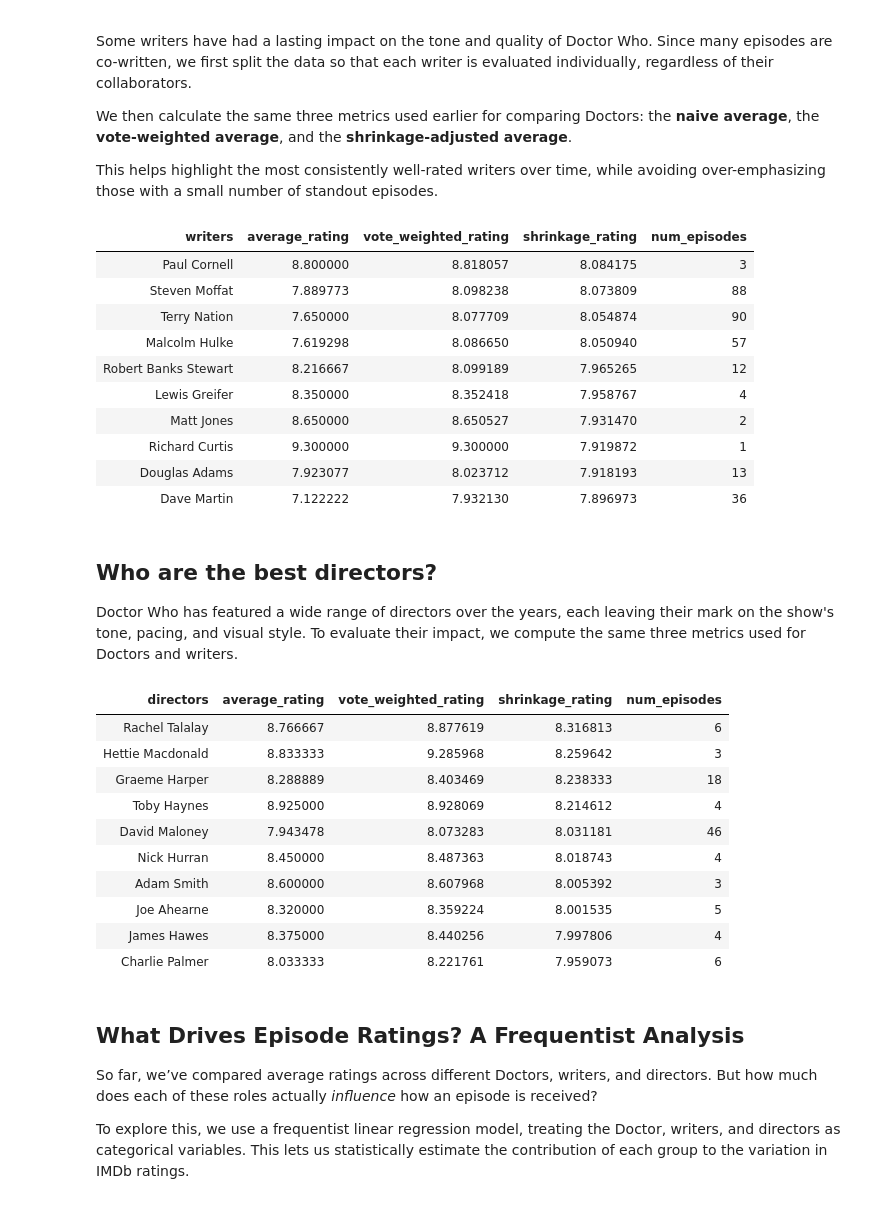
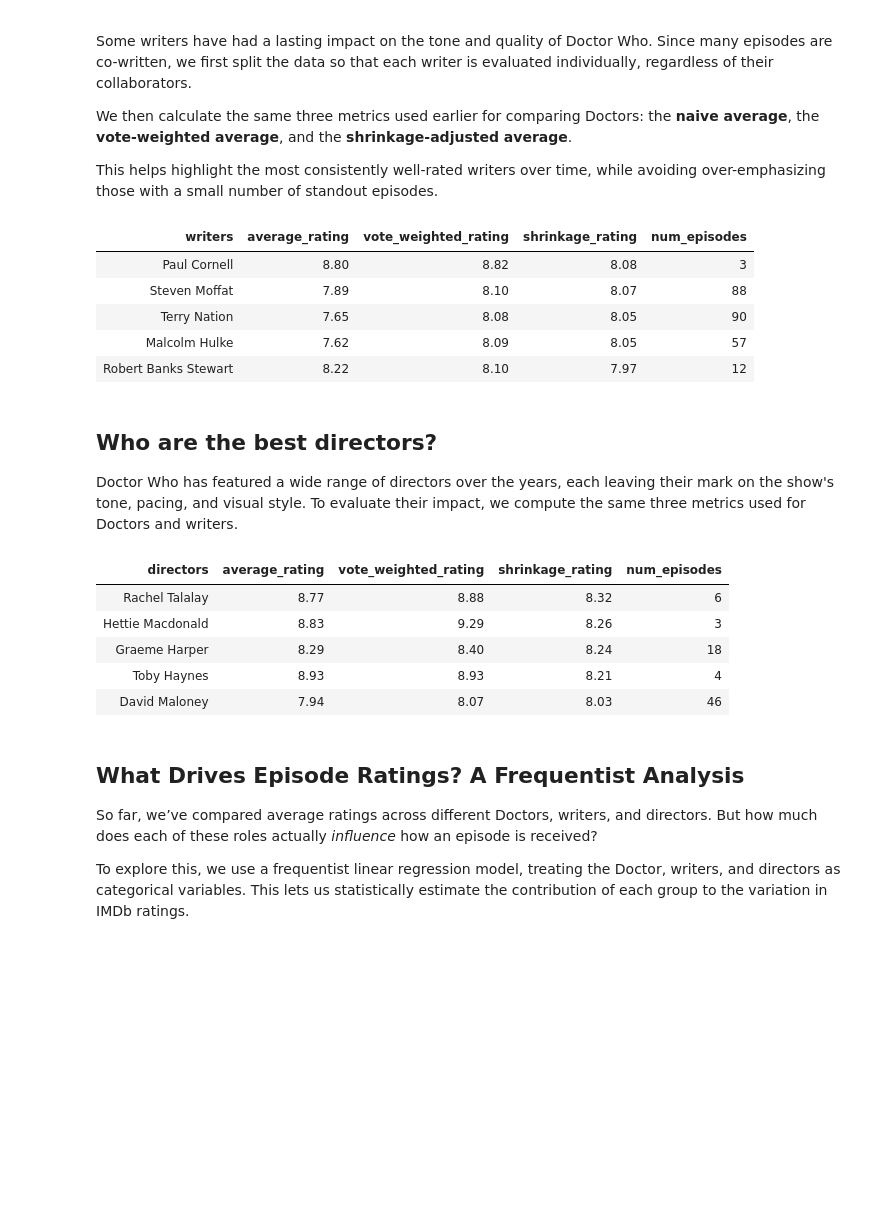
Before and after one commit to Mark-Bugden/doctor-who-imdb-analysis, a Jupyter notebook: doctor-who-imdb-analysis.ipynb, the cells around one changed output. Saved outputs shown, nothing was run; the diff lists cells and outputs as text; code cells hidden in the pictures; blank space fills up the shorter version.

```diff
--- a/doctor-who-imdb-analysis.ipynb
+++ b/doctor-who-imdb-analysis.ipynb
@@ -704,19 +760,14 @@ writer_stats['shrinkage_rating'] = (
 # Keep final scores
 writer_scores = writer_stats[['writers', 'average_rating', 'vote_weighted_rating', 'shrinkage_rating', 'num_episodes']]
 # %%
-writer_scores.sort_values("shrinkage_rating", ascending=False).head(10).style.set_properties(**{'text-align': 'left'}).hide(axis='index')
+writer_scores.sort_values("shrinkage_rating", ascending=False).head(5).style.set_properties(**{'text-align': 'left'}).hide(axis='index').format(precision=2)
 # %% [output]
 | writers | average_rating | vote_weighted_rating | shrinkage_rating | num_episodes |
-| Paul Cornell | 8.800000 | 8.818057 | 8.084175 | 3 |
-| Steven Moffat | 7.889773 | 8.098238 | 8.073809 | 88 |
-| Terry Nation | 7.650000 | 8.077709 | 8.054874 | 90 |
-| Malcolm Hulke | 7.619298 | 8.086650 | 8.050940 | 57 |
-| Robert Banks Stewart | 8.216667 | 8.099189 | 7.965265 | 12 |
-| Lewis Greifer | 8.350000 | 8.352418 | 7.958767 | 4 |
-| Matt Jones | 8.650000 | 8.650527 | 7.931470 | 2 |
-| Richard Curtis | 9.300000 | 9.300000 | 7.919872 | 1 |
-| Douglas Adams | 7.923077 | 8.023712 | 7.918193 | 13 |
-| Dave Martin | 7.122222 | 7.932130 | 7.896973 | 36 |
+| Paul Cornell | 8.80 | 8.82 | 8.08 | 3 |
+| Steven Moffat | 7.89 | 8.10 | 8.07 | 88 |
+| Terry Nation | 7.65 | 8.08 | 8.05 | 90 |
+| Malcolm Hulke | 7.62 | 8.09 | 8.05 | 57 |
+| Robert Banks Stewart | 8.22 | 8.10 | 7.97 | 12 |
 # %% [markdown]
 ## Who are the best directors?
 
@@ -750,19 +801,14 @@ director_stats['shrinkage_rating'] = (
 # Keep final scores
 director_scores = director_stats[['directors', 'average_rating', 'vote_weighted_rating', 'shrinkage_rating', 'num_episodes']]
 # %%
-director_scores.sort_values("shrinkage_rating", ascending=False).head(10).style.set_properties(**{'text-align': 'left'}).hide(axis='index')
+director_scores.sort_values("shrinkage_rating", ascending=False).head(5).style.set_properties(**{'text-align': 'left'}).hide(axis='index').format(precision=2)
 # %% [output]
 | directors | average_rating | vote_weighted_rating | shrinkage_rating | num_episodes |
-| Rachel Talalay | 8.766667 | 8.877619 | 8.316813 | 6 |
-| Hettie Macdonald | 8.833333 | 9.285968 | 8.259642 | 3 |
-| Graeme Harper | 8.288889 | 8.403469 | 8.238333 | 18 |
-| Toby Haynes | 8.925000 | 8.928069 | 8.214612 | 4 |
-| David Maloney | 7.943478 | 8.073283 | 8.031181 | 46 |
-| Nick Hurran | 8.450000 | 8.487363 | 8.018743 | 4 |
-| Adam Smith | 8.600000 | 8.607968 | 8.005392 | 3 |
-| Joe Ahearne | 8.320000 | 8.359224 | 8.001535 | 5 |
-| James Hawes | 8.375000 | 8.440256 | 7.997806 | 4 |
-| Charlie Palmer | 8.033333 | 8.221761 | 7.959073 | 6 |
+| Rachel Talalay | 8.77 | 8.88 | 8.32 | 6 |
+| Hettie Macdonald | 8.83 | 9.29 | 8.26 | 3 |
+| Graeme Harper | 8.29 | 8.40 | 8.24 | 18 |
+| Toby Haynes | 8.93 | 8.93 | 8.21 | 4 |
+| David Maloney | 7.94 | 8.07 | 8.03 | 46 |
 # %% [markdown]
 ## What Drives Episode Ratings? A Frequentist Analysis
 
```
Also changed, not shown: parts of 6 cells of this notebook.
